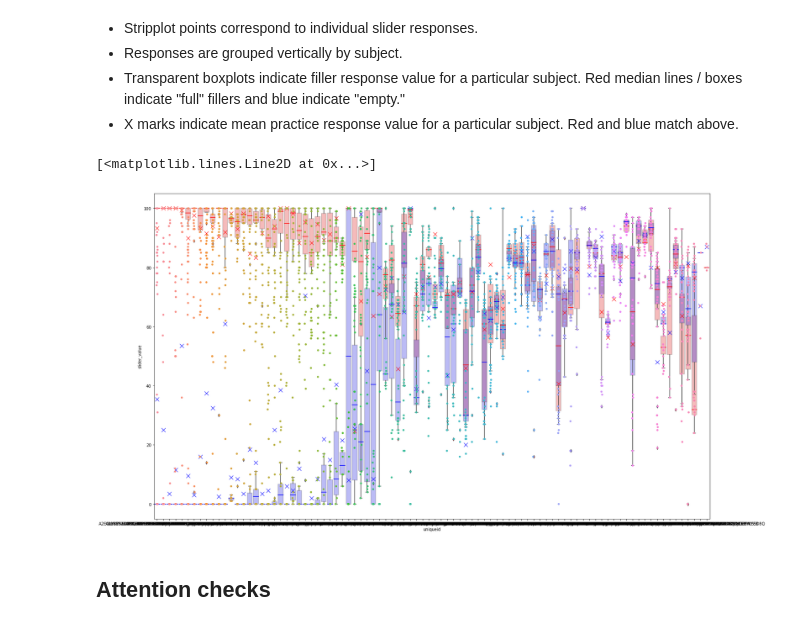
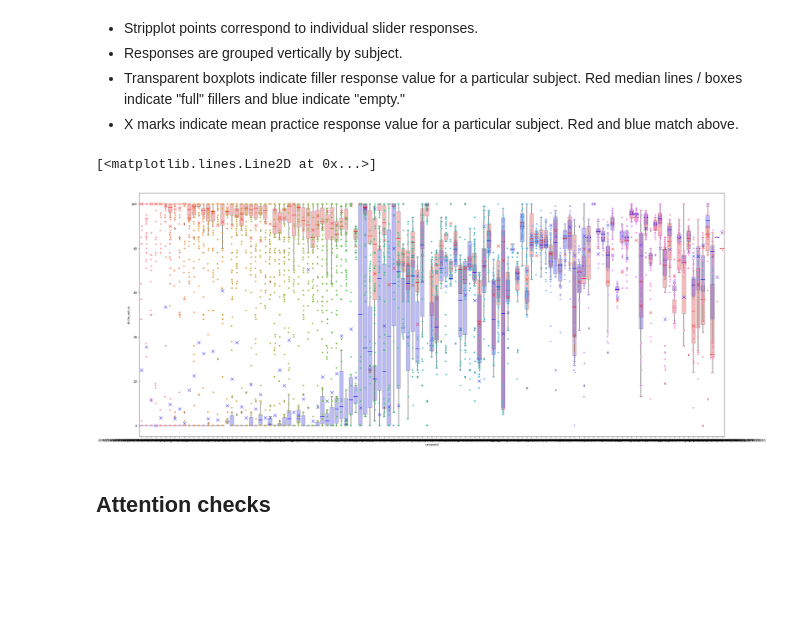
Before and after one commit to hans/explaining, a Jupyter notebook: notebooks/04_comprehension_swarm-full/00 preprocess.ipynb, the cells around one changed output. Drawn from its saved outputs; the diff is of its cells as text; code cells hidden in the pictures; blank space fills up the shorter version.

```diff
--- a/notebooks/04_comprehension_swarm-full/00 preprocess.ipynb
+++ b/notebooks/04_comprehension_swarm-full/00 preprocess.ipynb
@@ -161,33 +162,33 @@ Text(0.5, 1.0, 'Log response time vs. trial position')
 # %%
 # Order S by descending difference between mean full-filler and empty-filler rating
 filler_rows = response_df[response_df.condition_0 == "filler"]
 filler_diffs = filler_rows.groupby("uniqueid").apply(lambda xs: xs[xs.condition_1 == "full"].slider_value.mean() - xs[xs.condition_1 == "empty"].slider_value.mean())
 subject_order = filler_diffs.sort_values(ascending=False).index
 
-plt.subplots(figsize=(25, 15))
+plt.subplots(figsize=(35, 15))
 g = sns.stripplot(data=response_df.reset_index(), x="uniqueid", y="slider_value", order=subject_order)
 
 # plot filler responses
 sns.boxplot(data=response_df[(response_df.condition_0 == "filler") & (response_df.condition_1 == "full")].reset_index(),
             x="uniqueid", y="slider_value", order=subject_order,
             color="red", medianprops=dict(color="red"), flierprops=dict(markerfacecolor="red"), boxprops=dict(alpha=0.3))
 sns.boxplot(data=response_df[(response_df.condition_0 == "filler") & (response_df.condition_1 == "empty")].reset_index(),
             x="uniqueid", y="slider_value", order=subject_order,
             color="blue", medianprops=dict(color="blue"), flierprops=dict(markerfacecolor="blue"), boxprops=dict(alpha=0.3))
 
 # plot practice responses
 practice_full, practice_empty = [], []
 for i, subj in enumerate(subject_order):
     subj_rows = response_df.xs(subj, level="uniqueid")
     subj_rows = subj_rows[(subj_rows.condition_0 == "practice")]
     practice_full.append(subj_rows[subj_rows.condition_2 == "full"].slider_value.mean())
     practice_empty.append(subj_rows[subj_rows.condition_2 == "empty"].slider_value.mean())
 
 g.plot(np.arange(len(subject_order)), practice_full, marker="x", markersize=10, color="red", linestyle="none")
 g.plot(np.arange(len(subject_order)), practice_empty, marker="x", markersize=10, color="blue", linestyle="none")
 # %% [output]
 [<matplotlib.lines.Line2D at 0x...>]
-[figure, old version]
+[figure, new version]
 # %% [markdown]
 ## Attention checks
 # %% [markdown]
```
Also changed, not shown: parts of 43 cells of this notebook, 2 other files.
